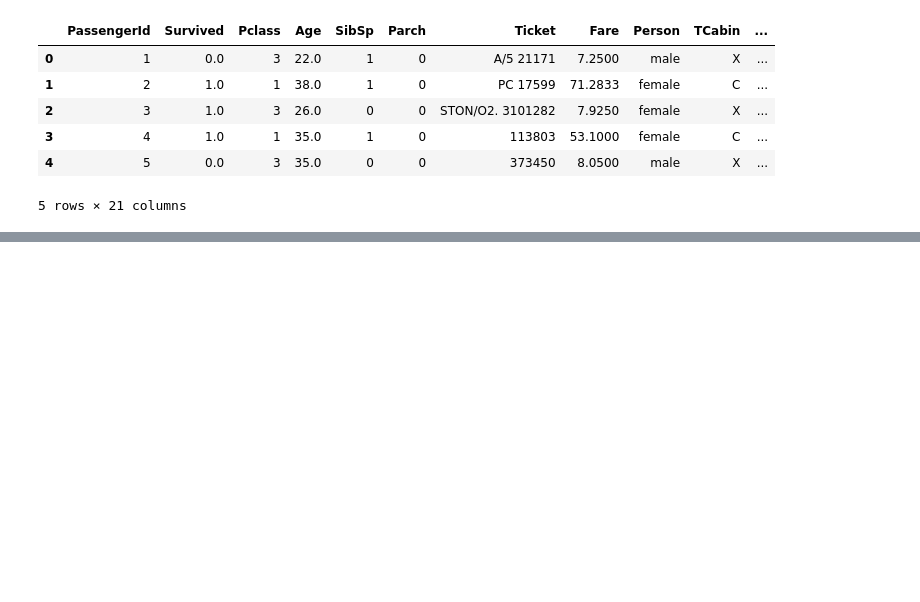
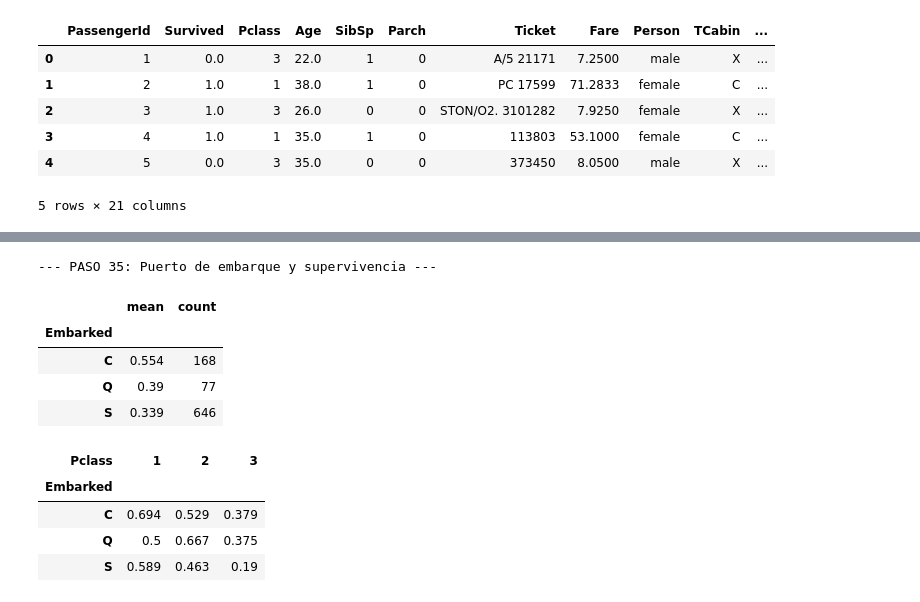
Before and after one commit to LuiscTez/proyecto_ciencia_de_datos, a Jupyter notebook: notebooks/02_exploracion.ipynb, the cells around one changed output, grey strips where cells are left out. Saved outputs shown, nothing was run; the diff lists cells and outputs as text; code cells hidden in the pictures; blank space fills up the shorter version.

```diff
--- a/notebooks/02_exploracion.ipynb
+++ b/notebooks/02_exploracion.ipynb
@@ -950,0 +967,13 @@ Primeras 5 filas del dataset final (todo numérico):
+# %%
+import pandas as pd
+import matplotlib.pyplot as plt
+import seaborn as sns
+
+# 1. Cargamos el dataset completo (Silver) que generamos con el pipeline
+df_silver = pd.read_parquet('../data/silver/titanic_silver.parquet')
+
+print("--- PASO 34: Interacciones Clase x Género ---")
+# Usamos pivot_table para cruzar variables
+# index=filas (Pclass), columns=columnas (Sex), values=lo que calculamos (Survived), aggfunc=como lo calculamos (mean=tasa)
+tabla_clase_sexo = df_silver.pivot_table(values='Survived', index='Pclass', columns='Sex', aggfunc='mean')
+display(tabla_clase_sexo.round(3)) # Redondeamos a 3 decimales
@@ -950,0 +987,22 @@ Primeras 5 filas del dataset final (todo numérico):
+# %%
+print("\n--- PASO 35: Puerto de embarque y supervivencia ---")
+# 1. Tasa y número de pasajeros por puerto
+survival_by_embarked = df_silver.groupby('Embarked')['Survived'].agg(['mean', 'count'])
+display(survival_by_embarked.round(3))
+
+# 2. Estratificando por clase (Pivot Table)
+# index='Embarked' (filas), columns='Pclass' (columnas), values='Survived' (tasa)
+tabla_embarked_clase = df_silver.pivot_table(values='Survived', index='Embarked', columns='Pclass', aggfunc='mean')
+display(tabla_embarked_clase.round(3))
+# %% [output]
+--- PASO 35: Puerto de embarque y supervivencia ---
+|  | mean | count |
+| Embarked |  |  |
+| C | 0.554 | 168 |
+| Q | 0.39 | 77 |
+| S | 0.339 | 646 |
+| Pclass | 1 | 2 | 3 |
+| Embarked |  |  |  |
+| C | 0.694 | 0.529 | 0.379 |
+| Q | 0.5 | 0.667 | 0.375 |
+| S | 0.589 | 0.463 | 0.19 |
```
Also changed, not shown: parts of 10 cells of this notebook.
